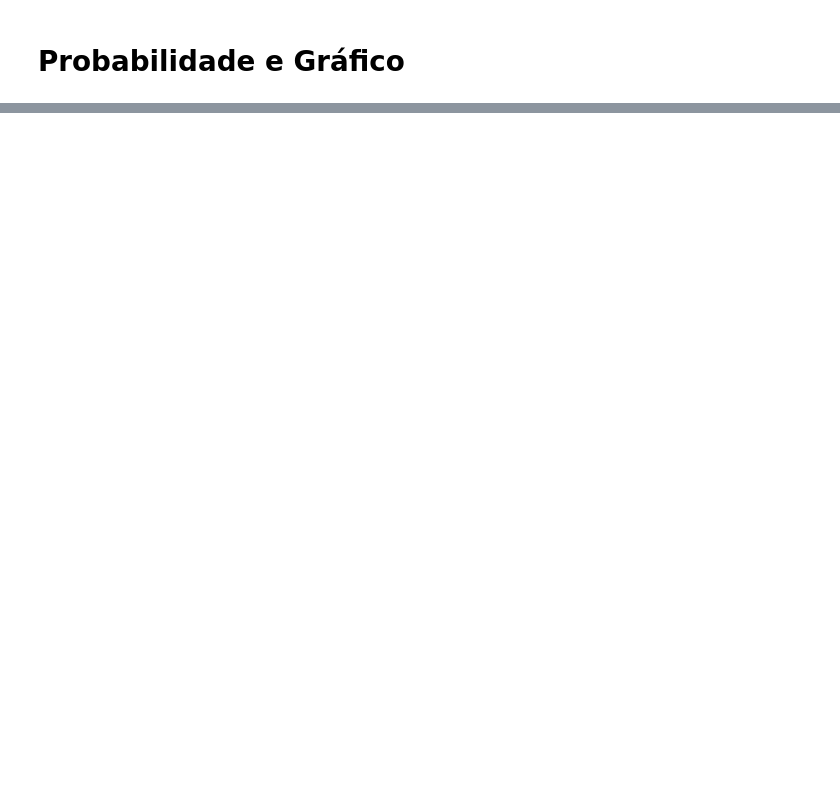
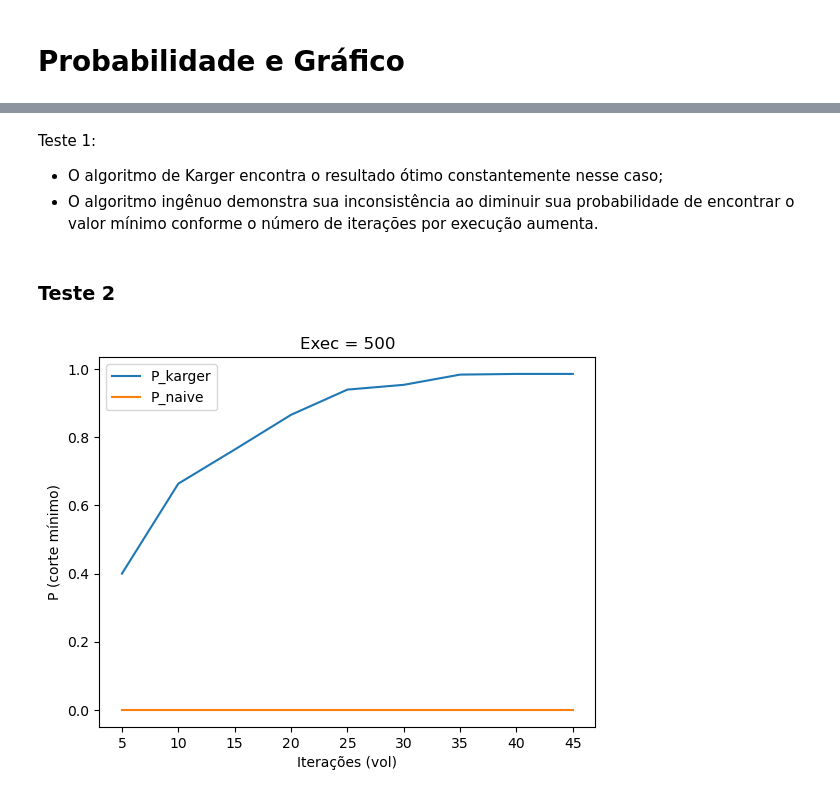
Before and after one commit to Jayvolv/Grafos, a Jupyter notebook: Trabalho_3.ipynb, the cells around one changed output, grey strips where cells are left out. Saved outputs shown, nothing was run; the diff lists cells and outputs as text; code cells hidden in the pictures; blank space fills up the shorter version.

```diff
--- a/Trabalho_3.ipynb
+++ b/Trabalho_3.ipynb
@@ -185,2 +166,23 @@ def P_Karger_and_Naive (G : graph, exec : int, iter : int, step : int, min_ : in
+# %% [markdown]
+Teste 1:
+
+- O algoritmo de Karger encontra o resultado ótimo constantemente nesse caso;
+- O algoritmo ingênuo demonstra sua inconsistência ao diminuir sua probabilidade de encontrar o valor mínimo conforme o número de iterações por execução aumenta.
+# %% [markdown]
+### Teste 2
+# %%
+G2 = graph.from_a_file("graph_type2_2")
 # %%
-x, y_k, y_n = P_Karger_and_Naive(G = G, exec = 10000, iter = 5, step = 10, min_ = 5, tol = 0.995, max_iter = 50)
+x_2, y_k_2, y_n_2 = P_Karger_and_Naive(G = G2, exec = 500, iter = 5, step = 5,
+                                 min_ = 5, tol = 0.98, max_iter = 50)
+# %%
+plt.plot()
+plt.plot(x_2, y_k_2, label = "P_karger")
+plt.plot(x_2, y_n_2, label = "P_naive")
+plt.title("Exec = 500")
+plt.xlabel("Iterações (vol)")
+plt.ylabel("P (corte mínimo)")
+plt.legend()
+plt.show()
+# %% [output]
+[figure, added]
```
Also changed, not shown: parts of 17 cells of this notebook, 5 other files.
